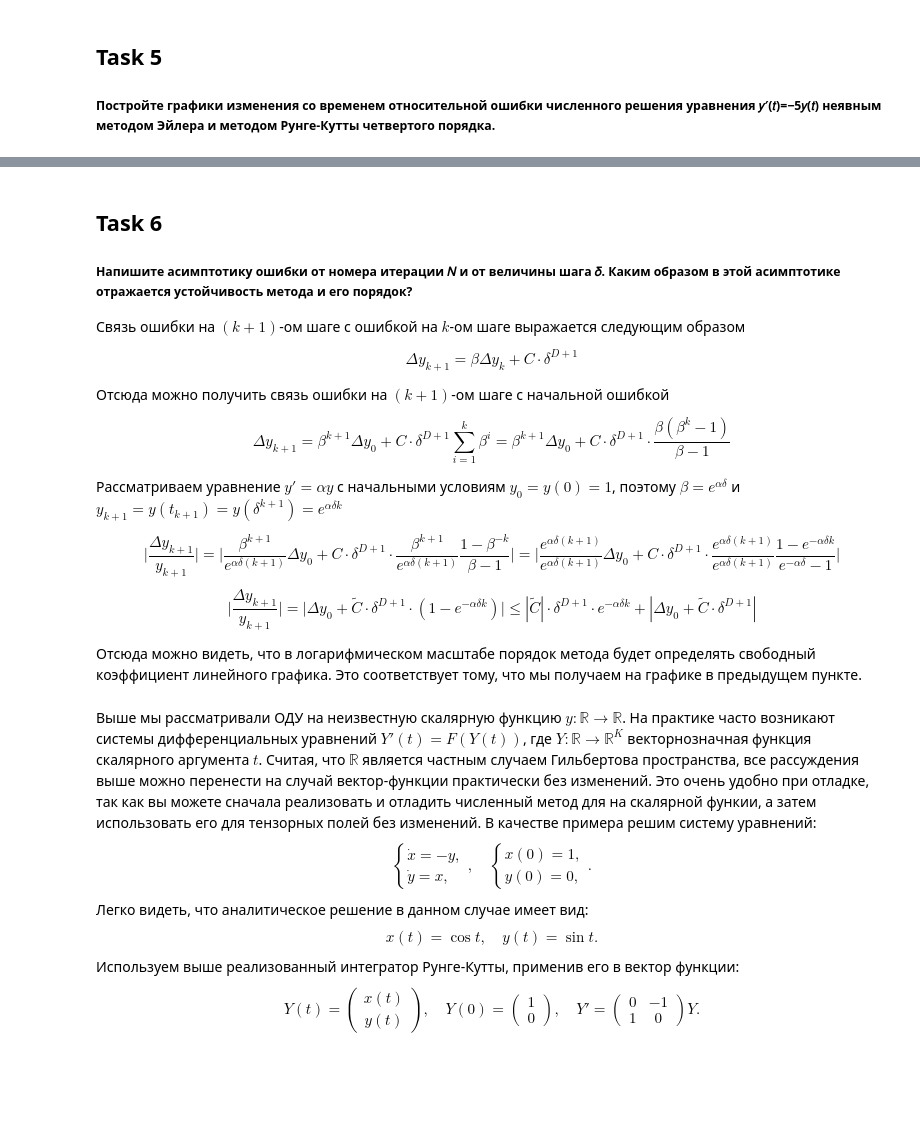
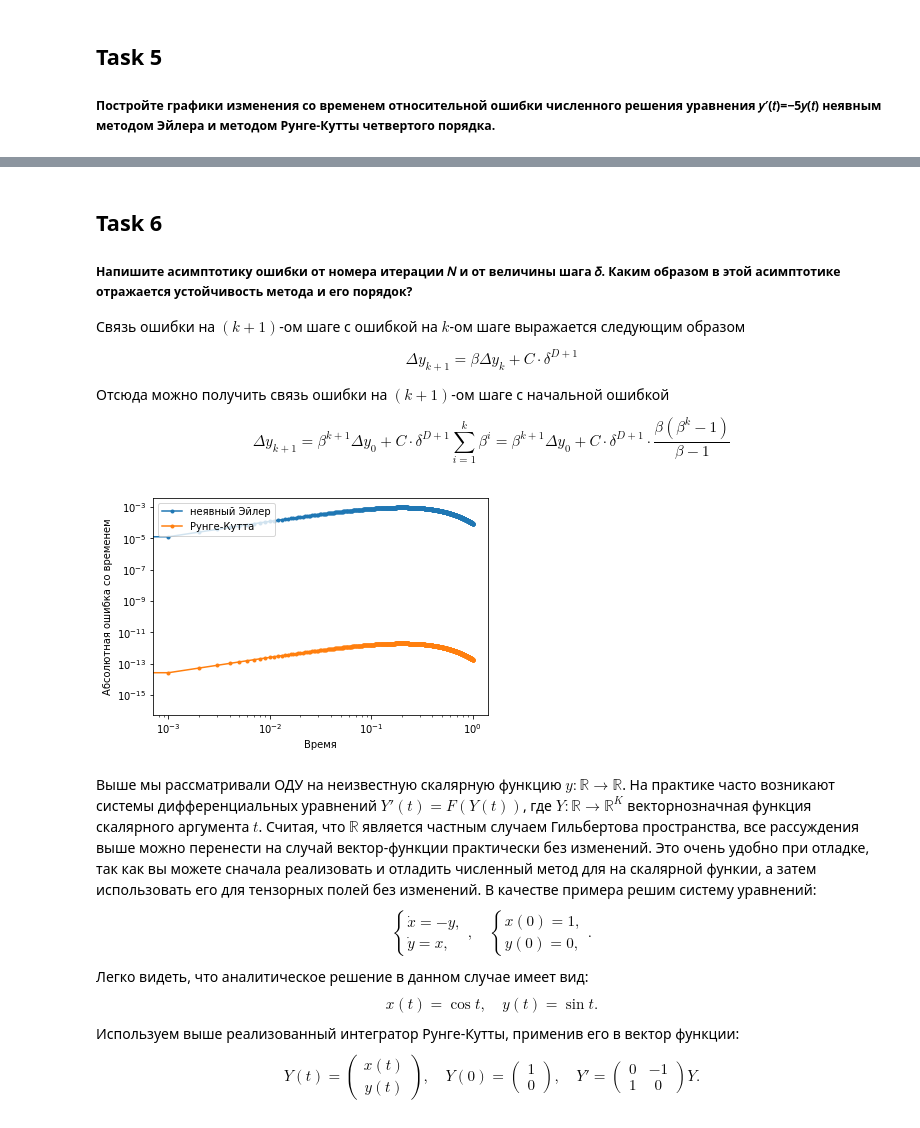
Before and after one commit to miroliubovmark/NumericalSim, a Jupyter notebook: lab 10/Integrators.ipynb, the cells around one changed output, grey strips where cells are left out. Cells and saved outputs as stored; diff of their text form; code cells hidden in the pictures; blank space fills up the shorter version.

```diff
--- a/lab 10/Integrators.ipynb
+++ b/lab 10/Integrators.ipynb
@@ -799,19 +783,24 @@ $$\Delta y_{k+1} = \beta \Delta y_k + C \cdot \delta^{D+1}$$
 Отсюда можно получить связь ошибки на $(k+1)$-ом шаге с начальной ошибкой
 
 $$\Delta y_{k+1} = \beta^{k+1} \Delta y_0 + C \cdot \delta^{D+1} \sum\limits_{i=1}^k \beta^i = \beta^{k+1} \Delta y_0 + C \cdot \delta^{D+1} \cdot \frac{\beta(\beta^k - 1)}{\beta - 1}$$
-
-Рассматриваем уравнение $y' = \alpha y$ с начальными условиям $y_0 = y(0) = 1$, поэтому $\beta = e^{\alpha \delta}$ и $y_{k+1} = y(t_{k+1}) = y(\delta^{k+1}) = e^{\alpha \delta k}$
-
-$$
-\Big| \frac{\Delta y_{k+1}}{y_{k+1}} \Big| = \Big| \frac{\beta^{k+1}}{e^{\alpha \delta (k+1)}} \Delta y_0 + C \cdot \delta^{D+1} \cdot \frac{\beta^{k+1}}{e^{\alpha \delta (k+1)}} \frac{1 - \beta^{-k}}{\beta - 1} \Big| = \Big| \frac{e^{\alpha \delta (k+1)}}{e^{\alpha \delta (k+1)}} \Delta y_0 + C \cdot \delta^{D+1} \cdot \frac{e^{\alpha \delta (k+1)}}{e^{\alpha \delta (k+1)}} \frac{1 - e^{-\alpha \delta k}}{e^{-\alpha \delta} - 1} \Big|
-$$
-
-
-$$
-\Big| \frac{\Delta y_{k+1}}{y_{k+1}} \Big| = \Big| \Delta y_0 + \tilde{C} \cdot \delta^{D+1} \cdot (1 - e^{-\alpha \delta k}) \Big| \leq |\tilde{C}| \cdot \delta^{D+1} \cdot e^{-\alpha \delta k} + |\Delta y_0 + \tilde{C} \cdot \delta^{D+1}|
-$$
-
-Отсюда можно видеть, что в логарифмическом масштабе порядок метода будет определять свободный коэффициент линейного графика. Это соответствует тому, что мы получаем на графике в предыдущем пункте.
+# %%
+def abs_error_plot(f, y, integrator, T=1):
+    eps=np.finfo(float).eps
+    step = 1e-3
+    y_0 = y(0)
+    time, y_approx = solve_ode(T, step, f, y(0), integrator)
+    y_precise = [y(t) for t in time]
+    abs_error = [max(np.abs(y_precise[i] - y_approx[i]), eps) for i in range(len(y_precise))]
+    plt.loglog(time, abs_error, '.-')
+    plt.xlabel("Время")
+    plt.ylabel("Абсолютная ошибка со временем")
+# %%
+abs_error_plot(f, yExact, BackwardEulerIntegrator)
+abs_error_plot(f[0], yExact, RungeKuttaIntegrator)
+plt.legend([u"неявный Эйлер",u"Рунге-Кутта"],loc=2)
+plt.show()
+# %% [output]
+[figure, added]
 # %% [markdown]
 Выше мы рассматривали ОДУ на неизвестную скалярную функцию $y\colon\mathbb R\to\mathbb R$.
 На практике часто возникают системы дифференциальных уравнений
```
Also changed, not shown: parts of 8 cells of this notebook, 1 other file.
